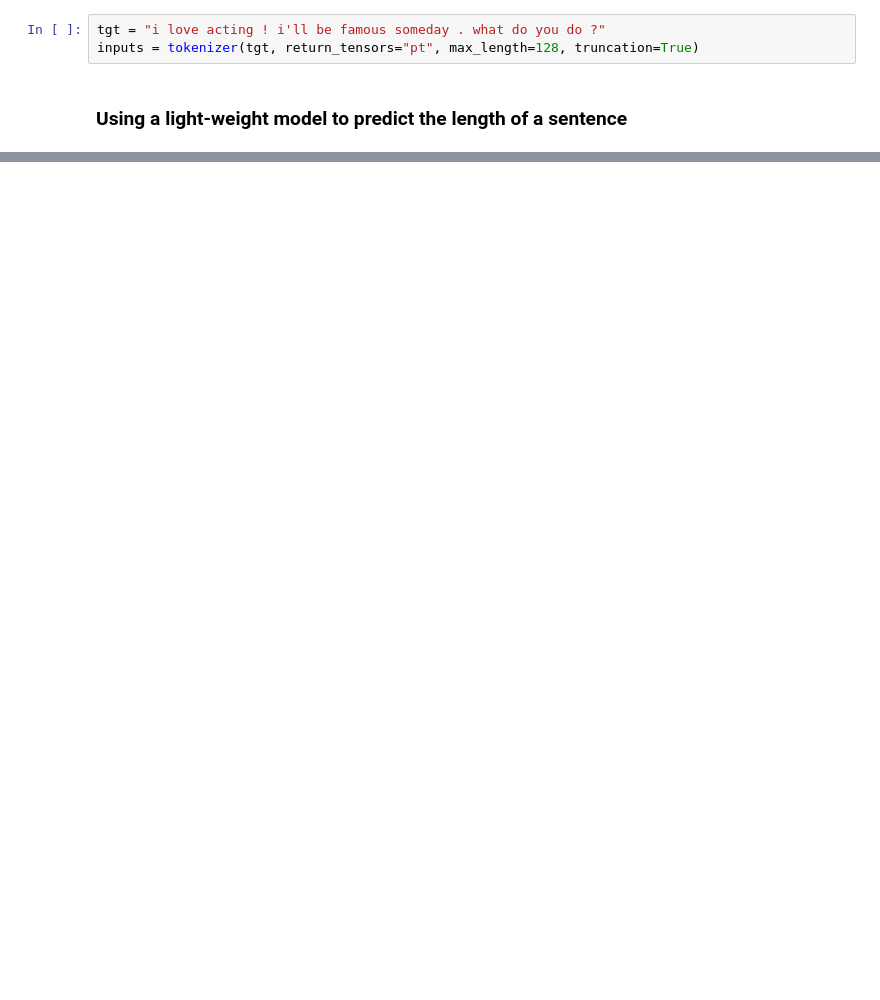
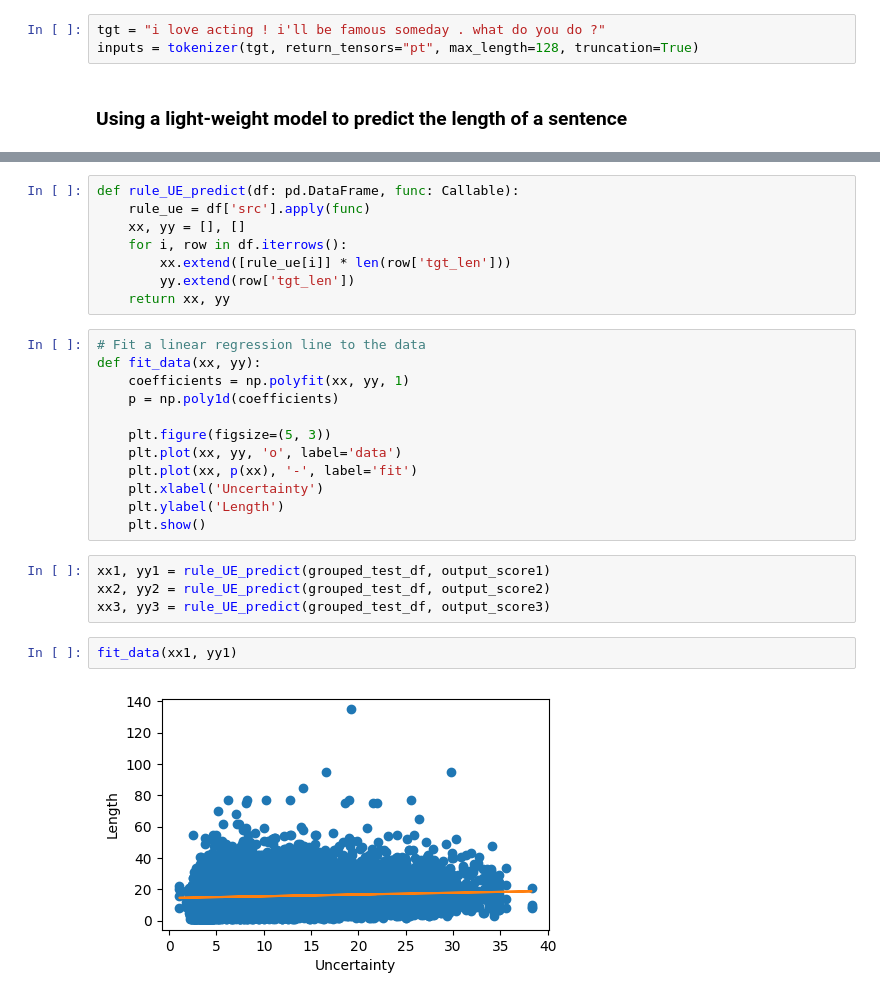
Before and after one commit to yul091/ASR_Uncertainty, a Jupyter notebook: notebooks/length_study.ipynb, the cells around one changed output, grey strips where cells are left out. Cells and saved outputs as stored; diff of their text form; blank space fills up the shorter version.

```diff
--- a/notebooks/length_study.ipynb
+++ b/notebooks/length_study.ipynb
@@ -422,0 +604,28 @@ ModuleNotFoundError: No module named 'seq2seq'
+# %%
+def rule_UE_predict(df: pd.DataFrame, func: Callable):
+    rule_ue = df['src'].apply(func)
+    xx, yy = [], []
+    for i, row in df.iterrows():
+        xx.extend([rule_ue[i]] * len(row['tgt_len']))
+        yy.extend(row['tgt_len'])
+    return xx, yy
+# %%
+# Fit a linear regression line to the data
+def fit_data(xx, yy):
+    coefficients = np.polyfit(xx, yy, 1)
+    p = np.poly1d(coefficients)
+
+    plt.figure(figsize=(5, 3))
+    plt.plot(xx, yy, 'o', label='data')
+    plt.plot(xx, p(xx), '-', label='fit')
+    plt.xlabel('Uncertainty')
+    plt.ylabel('Length')
+    plt.show()
+# %%
+xx1, yy1 = rule_UE_predict(grouped_test_df, output_score1)
+xx2, yy2 = rule_UE_predict(grouped_test_df, output_score2)
+xx3, yy3 = rule_UE_predict(grouped_test_df, output_score3)
+# %%
+fit_data(xx1, yy1)
+# %% [output]
+[figure, added]
```
Also changed, not shown: parts of 23 cells of this notebook, 2 other files.
